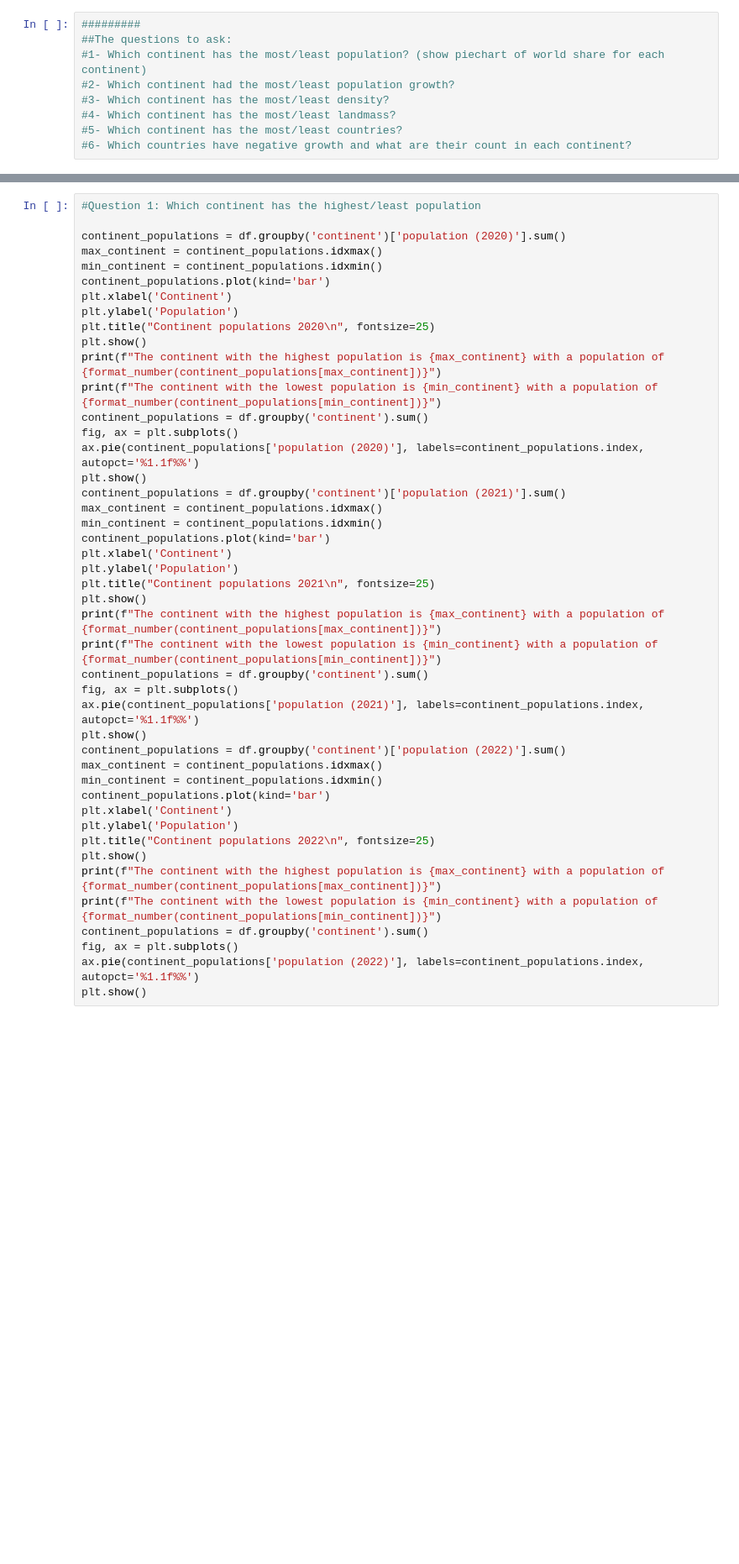
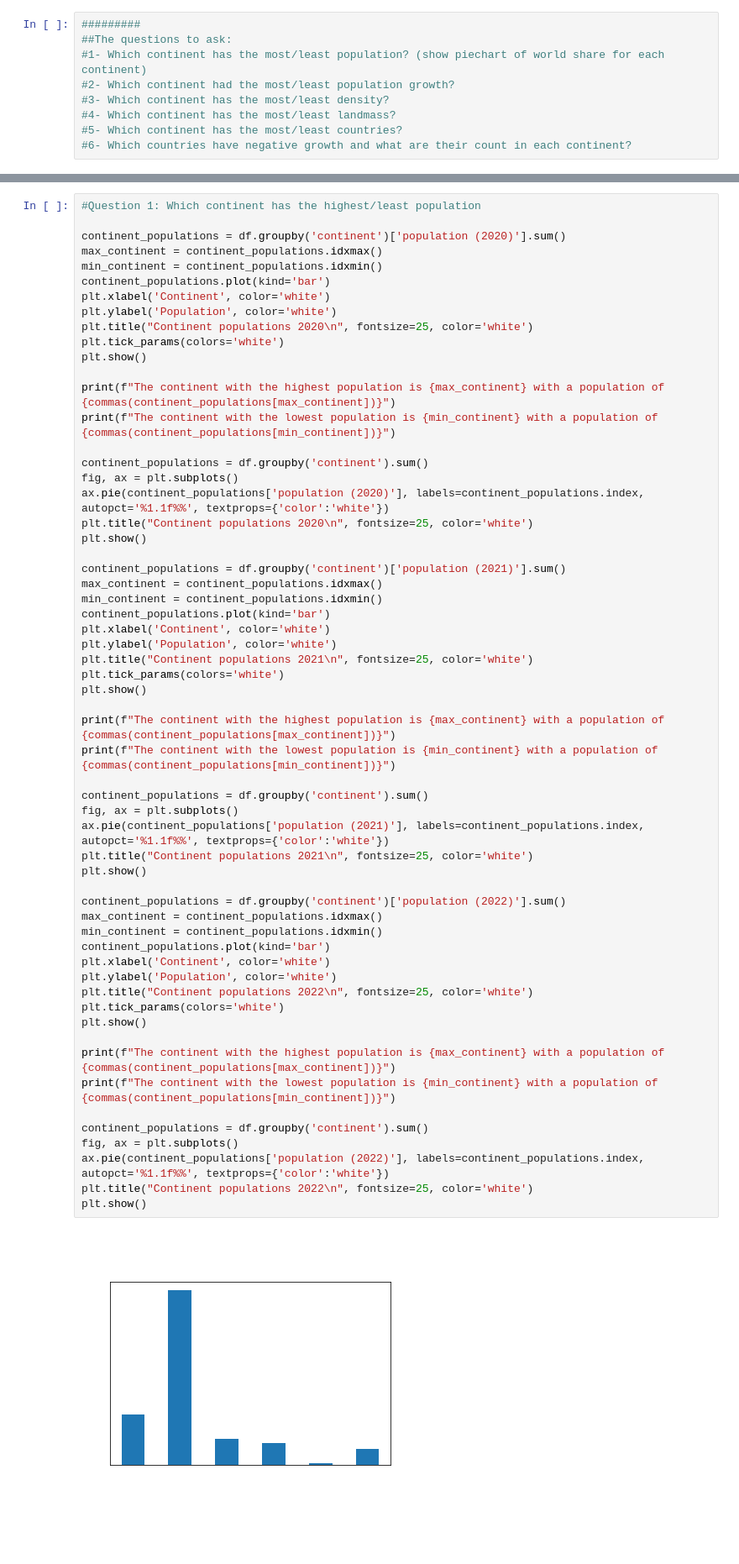
Before and after one commit to FaisalAlsaadi/2023-4516CSQR-FaisalAlsaadi, a Jupyter notebook: project.ipynb, the cells around one changed output, grey strips where cells are left out. Shown at 84% size. Cells and saved outputs as stored; diff of their text form; blank space fills up the shorter version.

```diff
--- a/project.ipynb
+++ b/project.ipynb
@@ -97,45 +136,61 @@ def twodp(number):
 # %%
 #Question 1: Which continent has the highest/least population
 
 continent_populations = df.groupby('continent')['population (2020)'].sum()
 max_continent = continent_populations.idxmax()
 min_continent = continent_populations.idxmin()
 continent_populations.plot(kind='bar')
-plt.xlabel('Continent')
-plt.ylabel('Population')
-plt.title("Continent populations 2020\n", fontsize=25)
+plt.xlabel('Continent', color='white')
+plt.ylabel('Population', color='white')
+plt.title("Continent populations 2020\n", fontsize=25, color='white')
+plt.tick_params(colors='white')
 plt.show()
-print(f"The continent with the highest population is {max_continent} with a population of {format_number(continent_populations[max_continent])}")
-print(f"The continent with the lowest population is {min_continent} with a population of {format_number(continent_populations[min_continent])}")
+
+print(f"The continent with the highest population is {max_continent} with a population of {commas(continent_populations[max_continent])}")
+print(f"The continent with the lowest population is {min_continent} with a population of {commas(continent_populations[min_continent])}")
+
 continent_populations = df.groupby('continent').sum()
 fig, ax = plt.subplots()
-ax.pie(continent_populations['population (2020)'], labels=continent_populations.index, autopct='%1.1f%%')
+ax.pie(continent_populations['population (2020)'], labels=continent_populations.index, autopct='%1.1f%%', textprops={'color':'white'})
+plt.title("Continent populations 2020\n", fontsize=25, color='white')
 plt.show()
+
 continent_populations = df.groupby('continent')['population (2021)'].sum()
 max_continent = continent_populations.idxmax()
 min_continent = continent_populations.idxmin()
 continent_populations.plot(kind='bar')
-plt.xlabel('Continent')
-plt.ylabel('Population')
-plt.title("Continent populations 2021\n", fontsize=25)
+plt.xlabel('Continent', color='white')
+plt.ylabel('Population', color='white')
+plt.title("Continent populations 2021\n", fontsize=25, color='white')
+plt.tick_params(colors='white')
 plt.show()
-print(f"The continent with the highest population is {max_continent} with a population of {format_number(continent_populations[max_continent])}")
-print(f"The continent with the lowest population is {min_continent} with a population of {format_number(continent_populations[min_continent])}")
+
+print(f"The continent with the highest population is {max_continent} with a population of {commas(continent_populations[max_continent])}")
+print(f"The continent with the lowest population is {min_continent} with a population of {commas(continent_populations[min_continent])}")
+
 continent_populations = df.groupby('continent').sum()
 fig, ax = plt.subplots()
-ax.pie(continent_populations['population (2021)'], labels=continent_populations.index, autopct='%1.1f%%')
+ax.pie(continent_populations['population (2021)'], labels=continent_populations.index, autopct='%1.1f%%', textprops={'color':'white'})
+plt.title("Continent populations 2021\n", fontsize=25, color='white')
 plt.show()
+
 continent_populations = df.groupby('continent')['population (2022)'].sum()
 max_continent = continent_populations.idxmax()
 min_continent = continent_populations.idxmin()
 continent_populations.plot(kind='bar')
-plt.xlabel('Continent')
-plt.ylabel('Population')
-plt.title("Continent populations 2022\n", fontsize=25)
+plt.xlabel('Continent', color='white')
+plt.ylabel('Population', color='white')
+plt.title("Continent populations 2022\n", fontsize=25, color='white')
+plt.tick_params(colors='white')
 plt.show()
-print(f"The continent with the highest population is {max_continent} with a population of {format_number(continent_populations[max_continent])}")
-print(f"The continent with the lowest population is {min_continent} with a population of {format_number(continent_populations[min_continent])}")
+
+print(f"The continent with the highest population is {max_continent} with a population of {commas(continent_populations[max_continent])}")
+print(f"The continent with the lowest population is {min_continent} with a population of {commas(continent_populations[min_continent])}")
+
 continent_populations = df.groupby('continent').sum()
 fig, ax = plt.subplots()
-ax.pie(continent_populations['population (2022)'], labels=continent_populations.index, autopct='%1.1f%%')
+ax.pie(continent_populations['population (2022)'], labels=continent_populations.index, autopct='%1.1f%%', textprops={'color':'white'})
+plt.title("Continent populations 2022\n", fontsize=25, color='white')
 plt.show()
+# %% [output]
+[figure, added]
```
Also changed, not shown: parts of 10 cells of this notebook, 2 other files.
